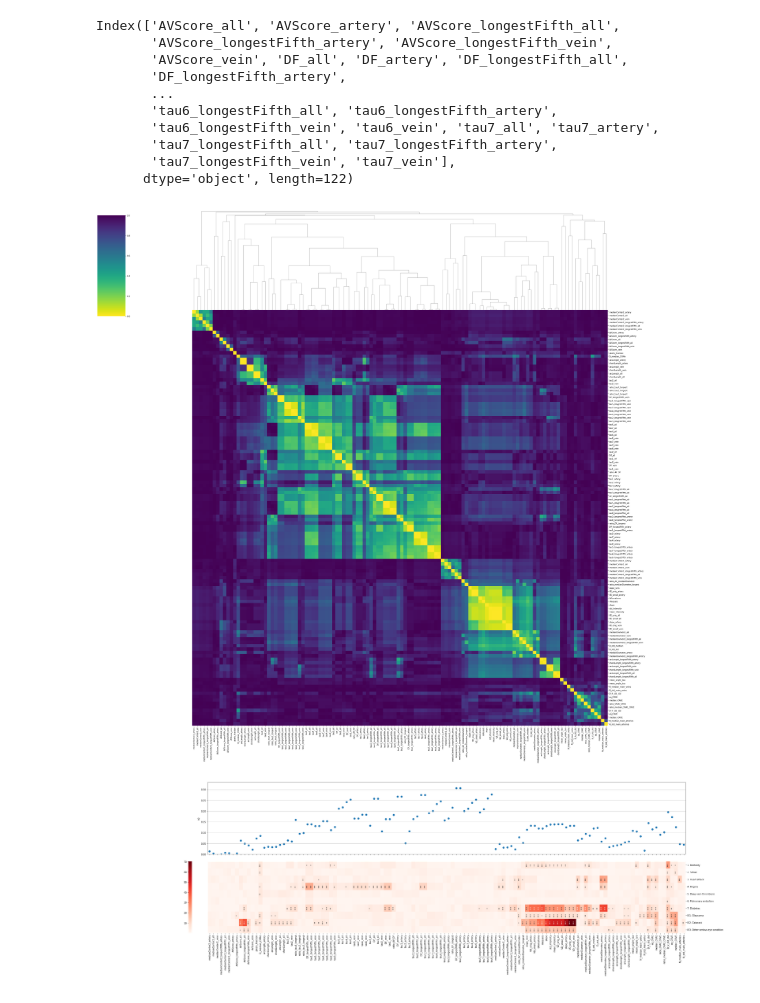
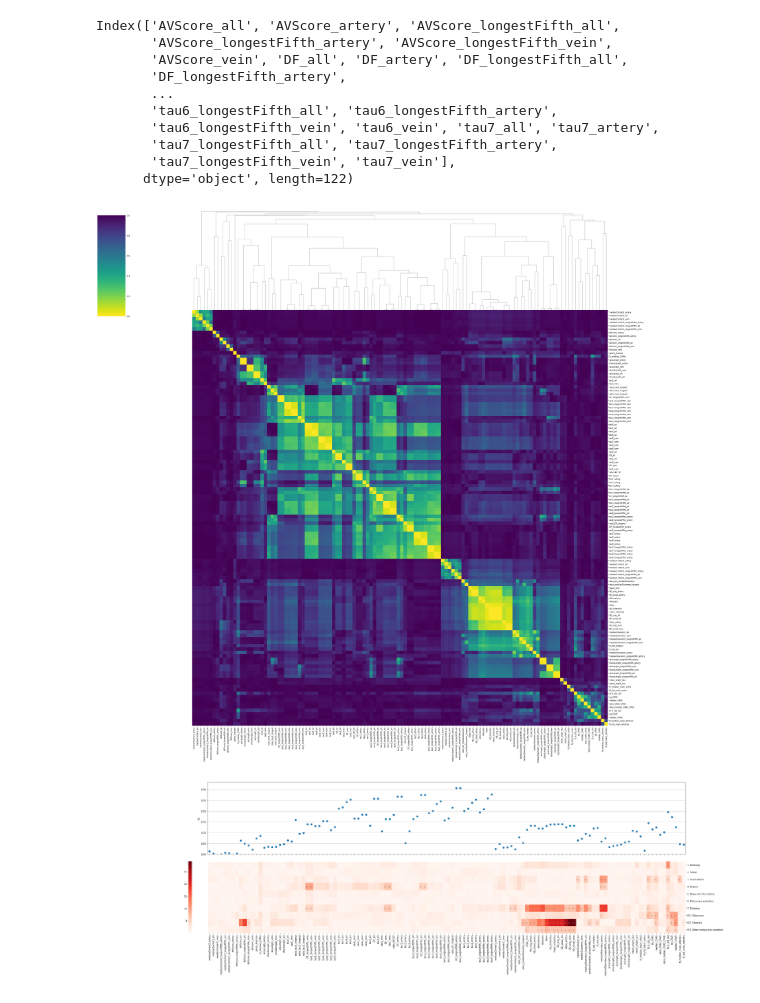
Before and after one commit to BergmannLab/retina-phenotypes, a Jupyter notebook: complementary/clustermap_with_disease_and_heritability.ipynb, the cells around one changed output. Saved outputs shown, nothing was run; the diff lists cells and outputs as text; code cells hidden in the pictures.

```diff
--- a/complementary/clustermap_with_disease_and_heritability.ipynb
+++ b/complementary/clustermap_with_disease_and_heritability.ipynb
@@ -30,7 +36,7 @@ outfile2=RUN_PATH+"participant_phenotype/"+ID+"__corr_h2_disease_2.pdf"
 traits=pd.read_csv(traitsfile, index_col=0)
 ldsc=pd.read_csv(ldscfile, index_col=0)
 cox=pd.read_csv(coxfile, index_col=0)
-cox = -cox.apply(np.log)
+cox = -cox.apply(np.log10)
 cox = cox.loc[sorted(cox.index)]
 # %%
 # A: Clustermap
@@ -82,25 +88,45 @@ plt.tight_layout() # needed to match x-axis later
 
 #### C: DISEASE
 
-# Cox significance asterisks
 
-significant = cox > -np.log10(0.05 / cox.shape[0] / cox.shape[1])
+# Bonferroni Cox significance asterisks
+
+
+# significant = cox > -np.log10(0.05 / cox.shape[0] / cox.shape[1])
+
+# asterisks = significant.applymap(str)
+# asterisks = asterisks.replace('False', "")
+# asterisks = asterisks.replace('True', "*")
+
+# significant = cox > -np.log10(0.01 / cox.shape[0] / cox.shape[1])
+# tmp = significant.applymap(str)
+# tmp = tmp.replace('False', "")
+# tmp = tmp.replace('True', "**")
+# asterisks[significant] = tmp[significant]
+
+# significant = cox > -np.log10(0.001 / cox.shape[0] / cox.shape[1])
+# tmp = significant.applymap(str)
+# tmp = tmp.replace('False', "")
+# tmp = tmp.replace('True', "***")
+# asterisks[significant] = tmp[significant]
+
+
+# Benjamini-Hochberg significant
+
+
+cox_melt = pd.melt(cox.reset_index(), id_vars='index')
+cox_melt['rank'] = cox_melt['value'].rank()
+cox_melt['bh_threshold'] = -np.log10(0.05 / cox_melt['rank'])
+cox_melt['significant'] = cox_melt['value'] > cox_melt['bh_threshold']
+significant = cox_melt.pivot(columns='variable', index='index')['significant']
 
 asterisks = significant.applymap(str)
 asterisks = asterisks.replace('False', "")
 asterisks = asterisks.replace('True', "*")
 
-significant = cox > -np.log10(0.01 / cox.shape[0] / cox.shape[1])
-tmp = significant.applymap(str)
-tmp = tmp.replace('False', "")
-tmp = tmp.replace('True', "**")
-asterisks[significant] = tmp[significant]
+asterisks = asterisks[traits[usedtraits].columns[h.dendrogram_row.reordered_ind]]
 
-significant = cox > -np.log10(0.001 / cox.shape[0] / cox.shape[1])
-tmp = significant.applymap(str)
-tmp = tmp.replace('False', "")
-tmp = tmp.replace('True', "***")
-asterisks[significant] = tmp[significant]
+
 
 # plot cox heatmap
 
@@ -124,31 +150,31 @@ pos[1][0] = pos_cluster[1][0]
 
 # create adjusted bbox object
 bbox=axs[0].get_position()
 bbox.set_points(pos)
 
 # adapt plot
 axs[0].set_position(bbox)
 
 
 pos=h_cox.get_position().get_points()
 pos[0][0] = pos_cluster[0][0]
 pos[1][0] = pos_cluster[1][0]
 bbox=h_cox.get_position()
 bbox.set_points(pos)
 axs[1].set_position(bbox)
 
 axs[2].axis('off')
 plt.savefig(outfile2)
 # %% [output]
 Index(['AVScore_all', 'AVScore_artery', 'AVScore_longestFifth_all',
        'AVScore_longestFifth_artery', 'AVScore_longestFifth_vein',
        'AVScore_vein', 'DF_all', 'DF_artery', 'DF_longestFifth_all',
        'DF_longestFifth_artery',
        ...
        'tau6_longestFifth_all', 'tau6_longestFifth_artery',
        'tau6_longestFifth_vein', 'tau6_vein', 'tau7_all', 'tau7_artery',
        'tau7_longestFifth_all', 'tau7_longestFifth_artery',
        'tau7_longestFifth_vein', 'tau7_vein'],
       dtype='object', length=122)
 [figure]
-[figure, old version]
+[figure, new version]
```
Also changed, not shown: parts of 4 cells of this notebook, 2 other files.
